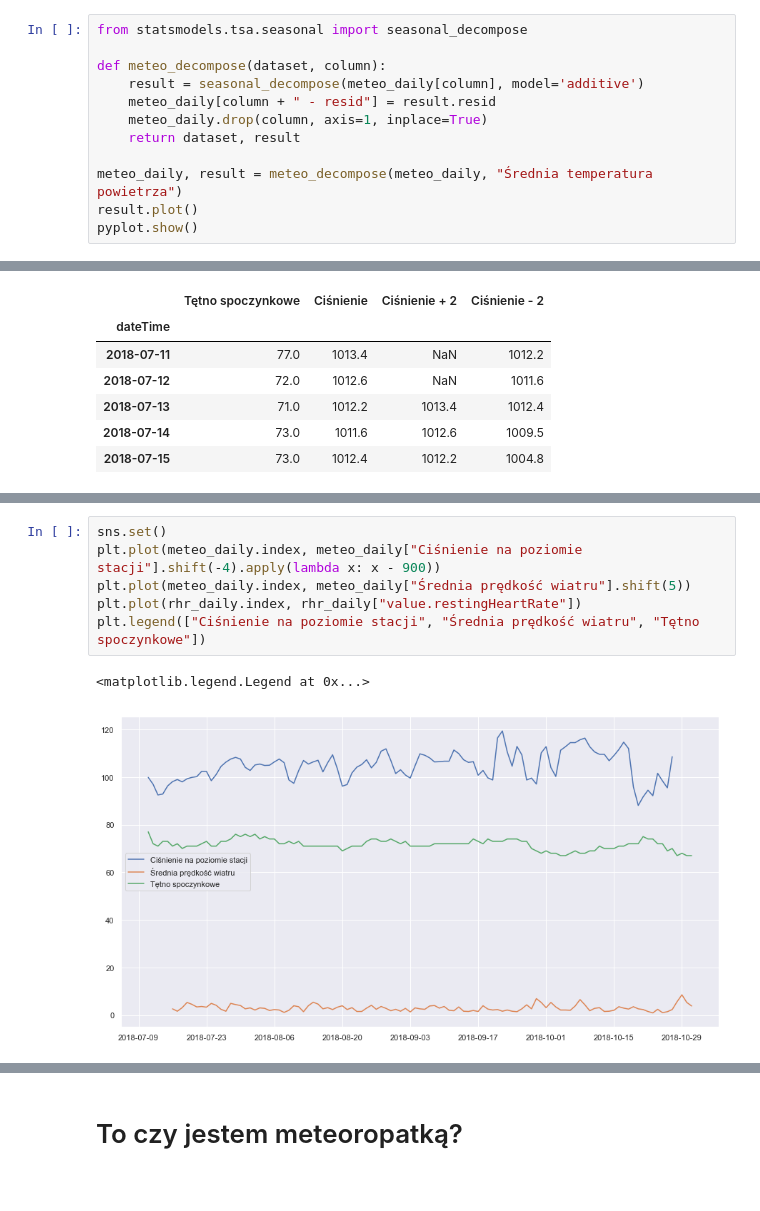
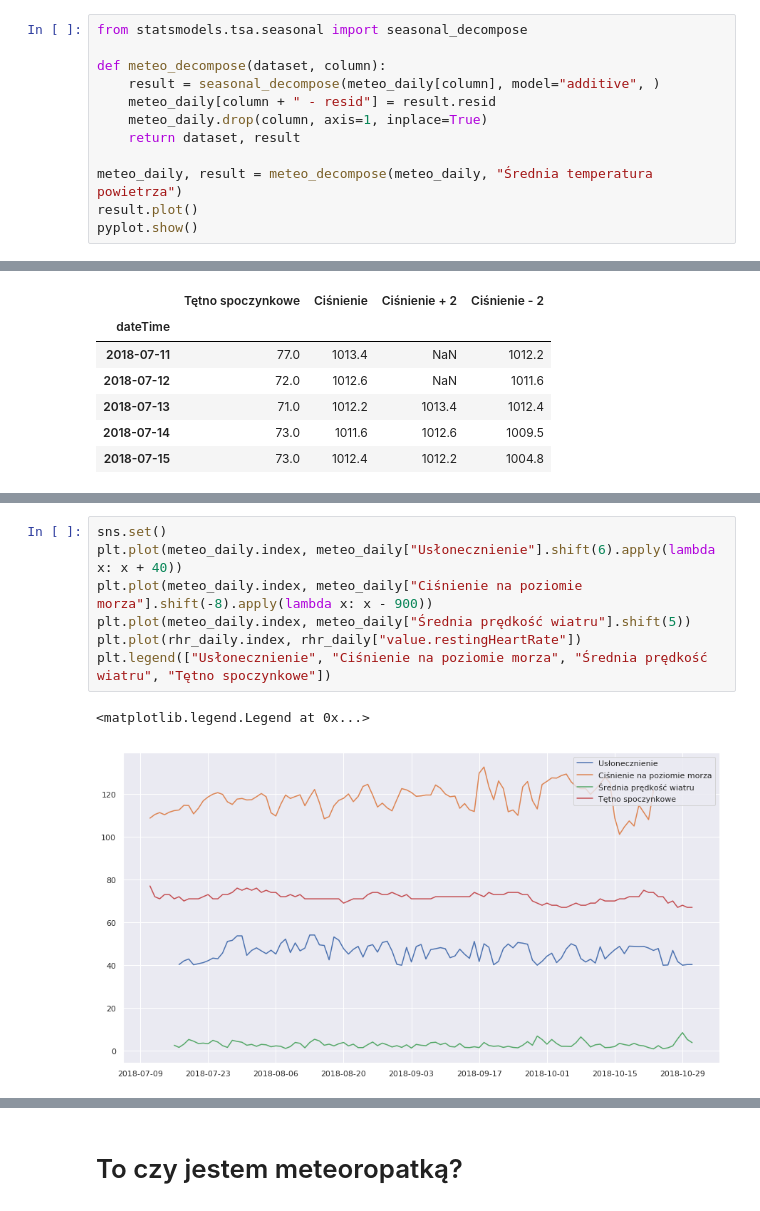
Before and after one commit to Claygirl/ai-roadshow-fitbit, a Jupyter notebook: fitbit-meteoropathy-analysis.ipynb, the cells around one changed output, grey strips where cells are left out. Drawn from its saved outputs; the diff is of its cells as text.

```diff
--- a/fitbit-meteoropathy-analysis.ipynb
+++ b/fitbit-meteoropathy-analysis.ipynb
@@ -226,7 +228,7 @@ meteo_adf_df.style.format("{:.6f}")
 from statsmodels.tsa.seasonal import seasonal_decompose
 
 def meteo_decompose(dataset, column):
-    result = seasonal_decompose(meteo_daily[column], model='additive')
+    result = seasonal_decompose(meteo_daily[column], model="additive", )
     meteo_daily[column + " - resid"] = result.resid
     meteo_daily.drop(column, axis=1, inplace=True)
     return dataset, result
@@ -303,10 +319,11 @@ Ciśnienie na poziomie stacji, shift: -4
 # %%
 sns.set()
-plt.plot(meteo_daily.index, meteo_daily["Ciśnienie na poziomie stacji"].shift(-4).apply(lambda x: x - 900))
+plt.plot(meteo_daily.index, meteo_daily["Usłonecznienie"].shift(6).apply(lambda x: x + 40))
+plt.plot(meteo_daily.index, meteo_daily["Ciśnienie na poziomie morza"].shift(-8).apply(lambda x: x - 900))
 plt.plot(meteo_daily.index, meteo_daily["Średnia prędkość wiatru"].shift(5))
 plt.plot(rhr_daily.index, rhr_daily["value.restingHeartRate"])
-plt.legend(["Ciśnienie na poziomie stacji", "Średnia prędkość wiatru", "Tętno spoczynkowe"])
+plt.legend(["Usłonecznienie", "Ciśnienie na poziomie morza", "Średnia prędkość wiatru", "Tętno spoczynkowe"])
 # %% [output]
 <matplotlib.legend.Legend at 0x...>
-[figure, old version]
+[figure, new version]
 # %%
```
Also changed, not shown: parts of 17 cells of this notebook, 1 other file.
